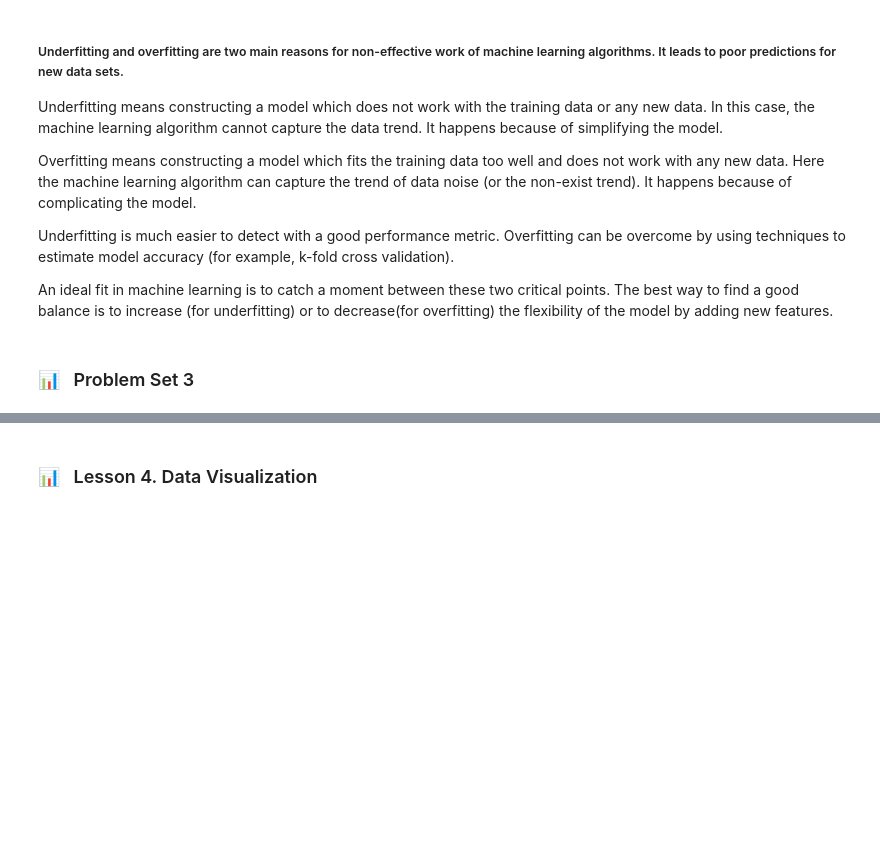
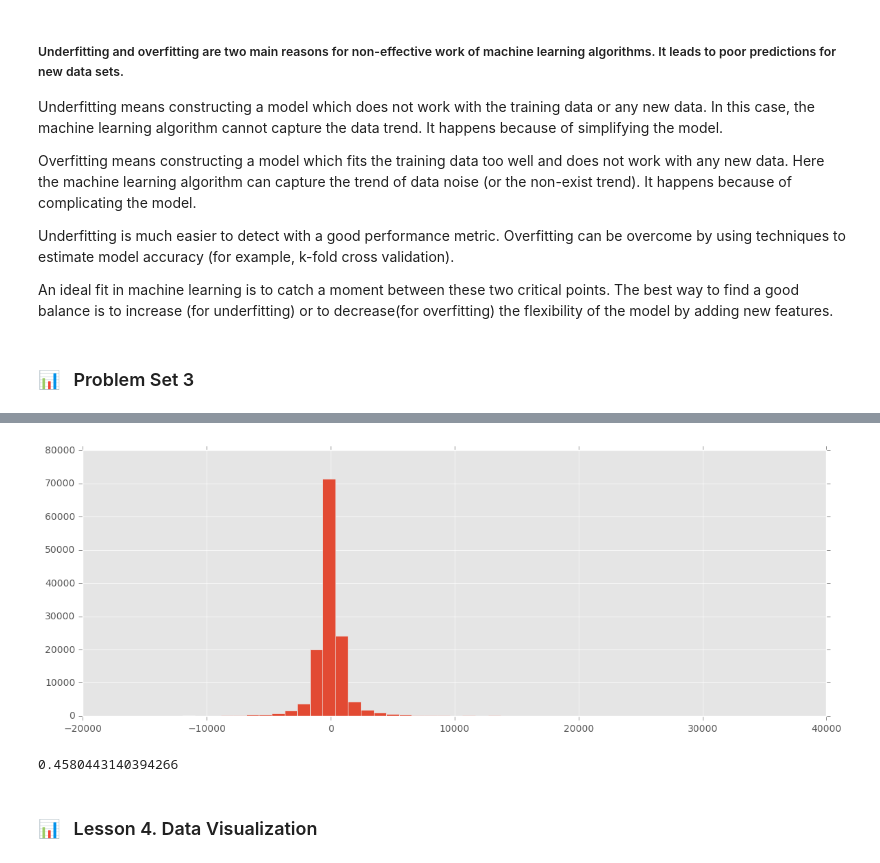
Before and after one commit to OlgaBelitskaya/reflections, a Jupyter notebook: ud359/reflections-ud359-3-4.ipynb, the cells around one changed output, grey strips where cells are left out. Saved outputs shown, nothing was run; the diff lists cells and outputs as text; code cells hidden in the pictures; blank space fills up the shorter version.

```diff
--- a/ud359/reflections-ud359-3-4.ipynb
+++ b/ud359/reflections-ud359-3-4.ipynb
@@ -381,8 +483,5 @@ def plot_cost_history(alpha, cost_history):
 # %%
 # 6
-import numpy as np
-import scipy
-import matplotlib.pyplot as plt
 
 def plot_residuals(turnstile_weather, predictions):
     '''
@@ -398,5 +497,8 @@ def plot_residuals(turnstile_weather, predictions):
     '''
 
     plt.figure()
-    (turnstile_weather['''choose the right column here'''] - predictions).hist()
+    (turnstile_weather['ENTRIESn_hourly'] - predictions).hist(bins=50)
     return plt
+# %%
+plot_residuals(data, predict[0])
+# %% [output]
@@ -403,2 +506,3 @@ def plot_residuals(turnstile_weather, predictions):
+[figure, added]
 # %%
 # 7
@@ -426,5 +526,9 @@ def compute_r_squared(data, predictions):
 
     return r_squared
+# %%
+compute_r_squared(data['ENTRIESn_hourly'], predict[0])
+# %% [output]
+0.4580443140394266
 # %%
 # 8
 # -*- coding: utf-8 -*-
```
Also changed, not shown: parts of 24 cells of this notebook.
